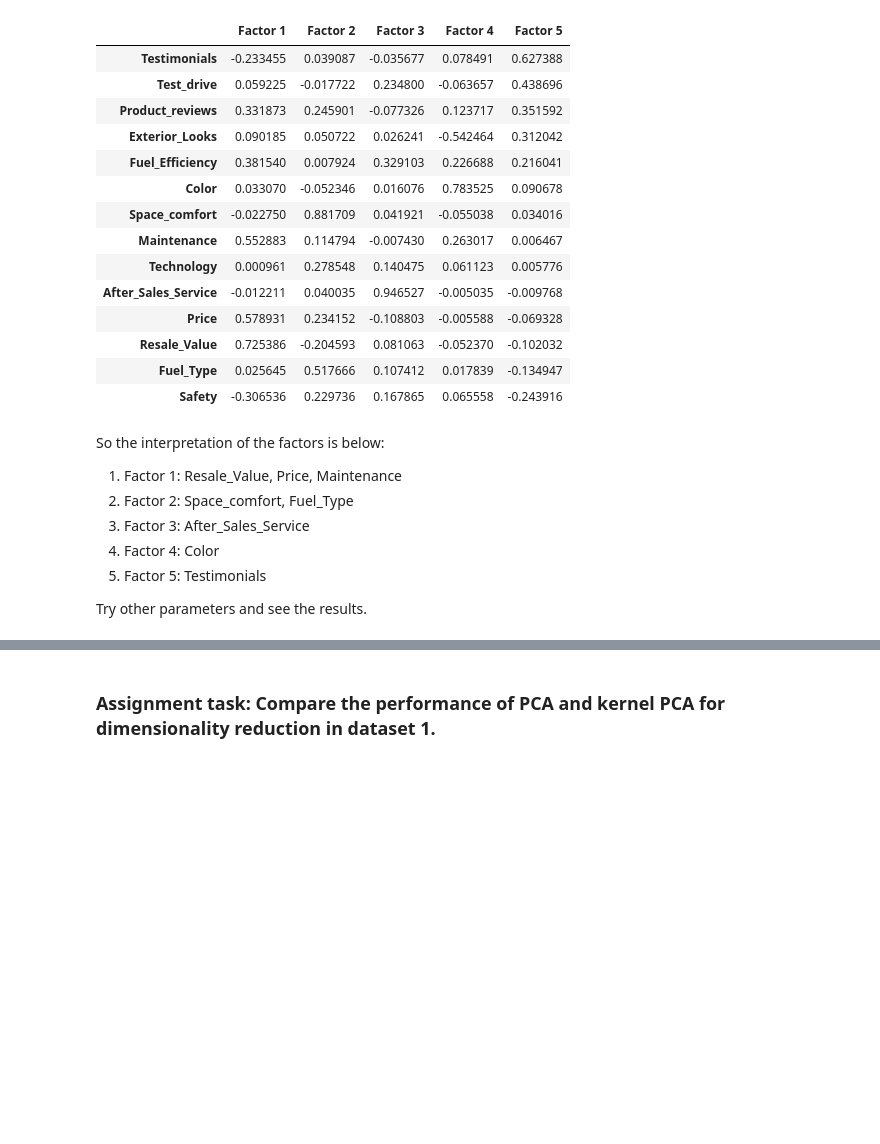
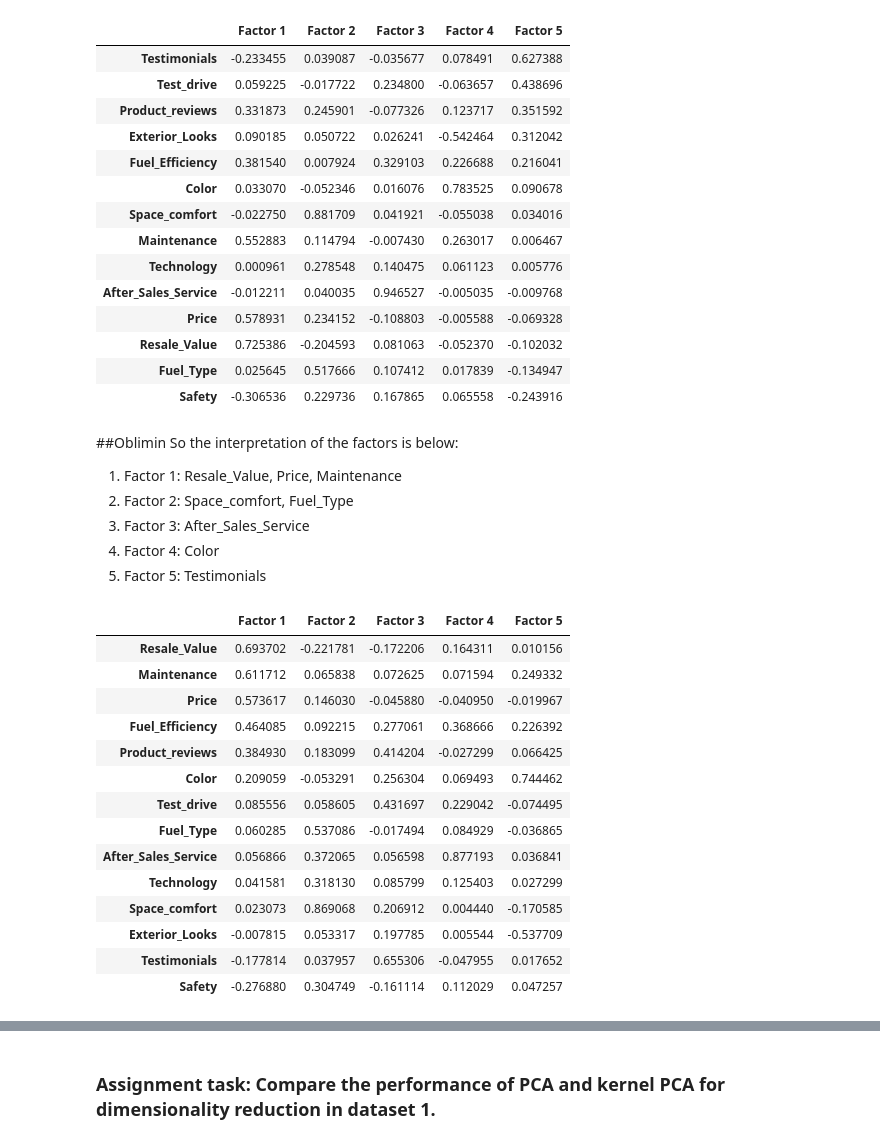
Before and after one commit to zhenliangma/Applied-AI-in-Transportation, a Jupyter notebook: Exercise 6- Dimensionality Reduction/Exercise 6-Dimensionality Reduction.ipynb, the cells around one changed output, grey strips where cells are left out. Cells and saved outputs as stored; diff of their text form; code cells hidden in the pictures; blank space fills up the shorter version.

```diff
--- a/Exercise 6- Dimensionality Reduction/Exercise 6-Dimensionality Reduction.ipynb
+++ b/Exercise 6- Dimensionality Reduction/Exercise 6-Dimensionality Reduction.ipynb
@@ -486,11 +658,28 @@ factor_loadings.sort_values('Factor 5', ascending=False)
 | Fuel_Type | 0.025645 | 0.517666 | 0.107412 | 0.017839 | -0.134947 |
 | Safety | -0.306536 | 0.229736 | 0.167865 | 0.065558 | -0.243916 |
 # %% [markdown]
+##Oblimin
 So the interpretation of the factors is below:
 1. Factor 1: Resale_Value, Price, Maintenance
 2. Factor 2: Space_comfort, Fuel_Type
 3. Factor 3: After_Sales_Service
 4. Factor 4: Color
 5. Factor 5: Testimonials
-
-Try other parameters and see the results.
+# %%
+factor_loadings2.sort_values('Factor 1', ascending=False)
+# %% [output]
+|  | Factor 1 | Factor 2 | Factor 3 | Factor 4 | Factor 5 |
+| Resale_Value | 0.693702 | -0.221781 | -0.172206 | 0.164311 | 0.010156 |
+| Maintenance | 0.611712 | 0.065838 | 0.072625 | 0.071594 | 0.249332 |
+| Price | 0.573617 | 0.146030 | -0.045880 | -0.040950 | -0.019967 |
+| Fuel_Efficiency | 0.464085 | 0.092215 | 0.277061 | 0.368666 | 0.226392 |
+| Product_reviews | 0.384930 | 0.183099 | 0.414204 | -0.027299 | 0.066425 |
+| Color | 0.209059 | -0.053291 | 0.256304 | 0.069493 | 0.744462 |
+| Test_drive | 0.085556 | 0.058605 | 0.431697 | 0.229042 | -0.074495 |
+| Fuel_Type | 0.060285 | 0.537086 | -0.017494 | 0.084929 | -0.036865 |
+| After_Sales_Service | 0.056866 | 0.372065 | 0.056598 | 0.877193 | 0.036841 |
+| Technology | 0.041581 | 0.318130 | 0.085799 | 0.125403 | 0.027299 |
+| Space_comfort | 0.023073 | 0.869068 | 0.206912 | 0.004440 | -0.170585 |
+| Exterior_Looks | -0.007815 | 0.053317 | 0.197785 | 0.005544 | -0.537709 |
+| Testimonials | -0.177814 | 0.037957 | 0.655306 | -0.047955 | 0.017652 |
+| Safety | -0.276880 | 0.304749 | -0.161114 | 0.112029 | 0.047257 |
```
Also changed, not shown: parts of 22 cells of this notebook.
